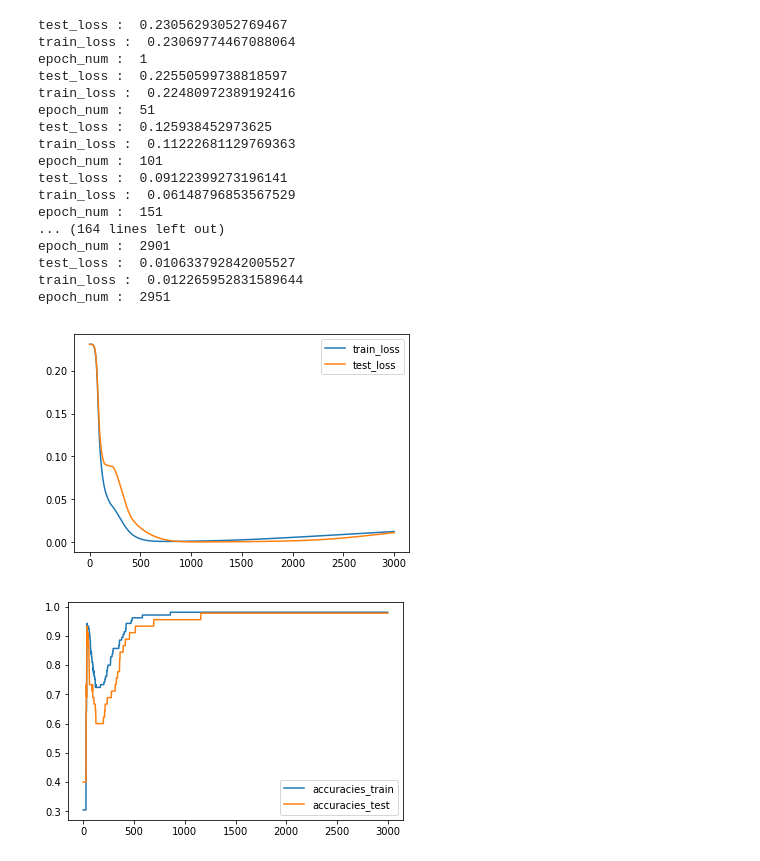
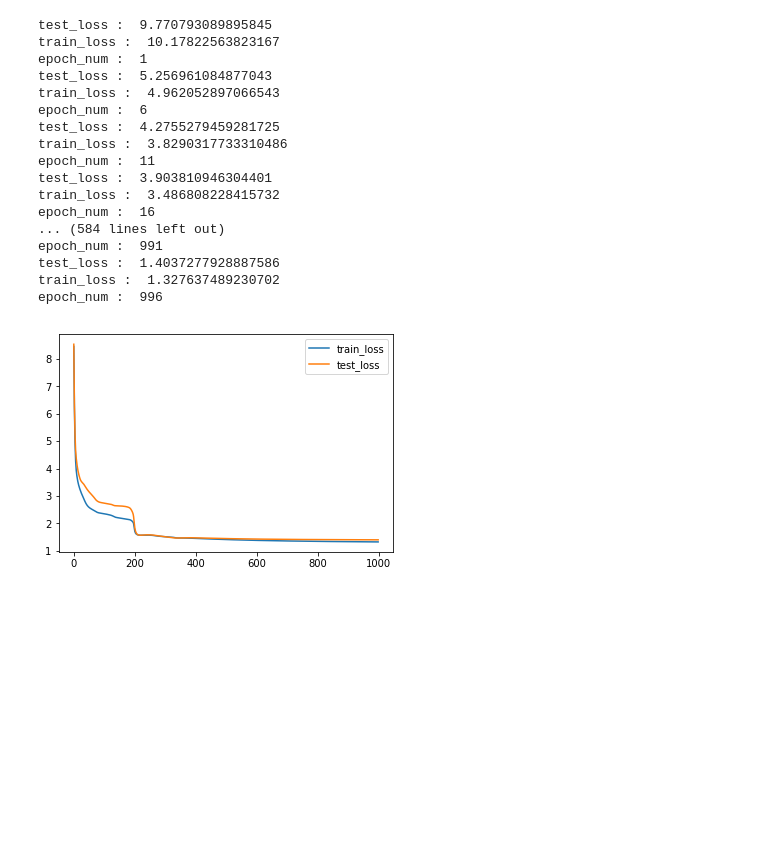
Before and after one commit to pradyuishere/convolutional-encoder, a Jupyter notebook: hw3/momentum.ipynb, the cells around one changed output. Cells and saved outputs as stored; diff of their text form; code cells hidden in the pictures; blank space fills up the shorter version.

```diff
--- a/hw3/momentum.ipynb
+++ b/hw3/momentum.ipynb
@@ -51,0 +42,14 @@ for iter in range(iris.shape[0]):
+# %%
+##Load and segregate the data
+letters = genfromtxt('energy_eff2.csv', delimiter=',')
+# np.random.shuffle(letters)
+print(letters.shape)
+x_in = letters[:, 0:8]
+x_mean = np.mean(x_in, axis = 0)
+x_std = np.std(x_in, axis = 0)
+y_in = letters[:, 8:10]
+y_mean = np.mean(y_in, axis=0)
+y_std = np.std(y_in, axis = 0)
+# y_in = (y_in-y_mean)/y_std
+x_in = (x_in-x_mean)/x_std
+# print(np.std(y_in, axis=0))
@@ -58,15 +64,15 @@ y_test = y_in[int(x_in.shape[0]*0.7):x_in.shape[0], :]
 # %%
 hidden_size = 10
 learning_rate = 0.001
-num_epochs = 3000
-alpha = 0.8
+num_epochs = 1000
+alpha = 0.9
 
-weights1 = np.random.uniform(1e-8, 1e-3,size=(x_in.shape[1], hidden_size))
-weights2 = np.random.uniform(1e-8, 1e-3,size=(hidden_size, y_in.shape[1]))
+weights1 = np.random.normal(size=(x_in.shape[1], hidden_size))
+weights2 = np.random.normal(size=(hidden_size, y_in.shape[1]))
 print(weights1.shape)
 print(weights2.shape)
-biases1 = np.random.uniform(1e-8, 1e-3,size=(hidden_size, 1))
-biases2 = np.random.uniform(1e-8, 1e-3,size=(y_in.shape[1], 1))
+biases1 = np.random.normal(size=(hidden_size, 1))
+biases2 = np.random.normal(size=(y_in.shape[1], 1))
 
 x_train = np.matrix(x_train)
 x_train = x_train.T
@@ -92,7 +98,7 @@ weights1_momentum = 0
 weights2_momentum = 0
 
 for epoch_num in range(num_epochs):
-    if epoch_num%50==1:
+    if epoch_num%5==1:
         print("test_loss : ", test_losses[-1])
         print("train_loss : ", losses[-1])
         print("epoch_num : ", epoch_num)
@@ -102,7 +108,7 @@ for epoch_num in range(num_epochs):
         out1_temp = np.matmul(weights1.T, x_train[:,sample_num])+biases1
         out1 = sigmoid(out1_temp)
         out2_temp = np.matmul(weights2.T, out1)+biases2
-        out2 = softmax(out2_temp)
+        out2 = (out2_temp)
         #Back-propogation
         error_out = out2-y_train[:, sample_num]
         err_2 = np.matrix(error_out)
@@ -124,39 +130,35 @@ for epoch_num in range(num_epochs):
         #End of for loop
 #     print("accuracy : ", np.mean(acc_arr))
     test_losses.append(test_loss(x_test, y_test, weights1, weights2, biases1, biases2))
-    accuracies_test.append(acc_out(x_test, y_test, weights1, weights2, biases1, biases2))
-    accuracies_train.append(acc_out(x_train, y_train, weights1, weights2, biases1, biases2))
+#     accuracies_test.append(acc_out(x_test, y_test, weights1, weights2, biases1, biases2))
+#     accuracies_train.append(acc_out(x_train, y_train, weights1, weights2, biases1, biases2))
     losses.append(test_loss(x_train, y_train, weights1, weights2, biases1, biases2))
 # %% [output]
-test_loss :  0.23056293052769467
-train_loss :  0.23069774467088064
+test_loss :  9.770793089895845
+train_loss :  10.17822563823167
 epoch_num :  1
-test_loss :  0.22550599738818597
-train_loss :  0.22480972389192416
-epoch_num :  51
-test_loss :  0.125938452973625
-train_loss :  0.11222681129769363
-epoch_num :  101
-test_loss :  0.09122399273196141
-train_loss :  0.06148796853567529
-epoch_num :  151
-... (164 lines left out)
-epoch_num :  2901
-test_loss :  0.010633792842005527
-train_loss :  0.012265952831589644
-epoch_num :  2951
+test_loss :  5.256961084877043
+train_loss :  4.962052897066543
+epoch_num :  6
+test_loss :  4.2755279459281725
+train_loss :  3.8290317733310486
+epoch_num :  11
+test_loss :  3.903810946304401
+train_loss :  3.486808228415732
+epoch_num :  16
+... (584 lines left out)
+epoch_num :  991
+test_loss :  1.4037277928887586
+train_loss :  1.327637489230702
+epoch_num :  996
 # %%
 import matplotlib.pyplot as plt
 # plt.subplot(211)
-plt.plot(losses, label = 'train_loss')
-plt.plot(test_losses, label = 'test_loss')
+plt.plot(losses[1:], label = 'train_loss')
+plt.plot(test_losses[1:], label = 'test_loss')
 plt.legend()
 plt.show()
 # plt.subplot(212)
-plt.plot(accuracies_train, label = 'accuracies_train')
-plt.plot(accuracies_test, label = 'accuracies_test')
-plt.legend()
-plt.show()
+# plt.plot(np.multiply(pred_out(x_test, y_test, weights1, weights2, biases1, biases2)-y_test, pred_out(x_test, y_test, weights1, weights2, biases1, biases2)-y_test).T)
 # %% [output]
-[figure, old version]
+[figure, new version]
-[figure, removed]
```
Also changed, not shown: parts of 6 cells of this notebook, 5 other files.
